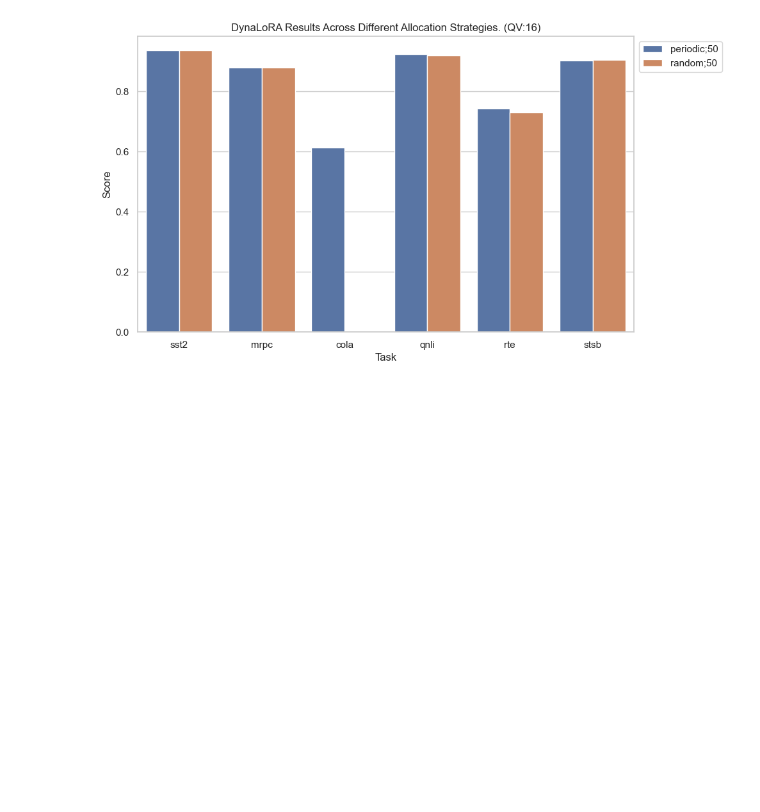
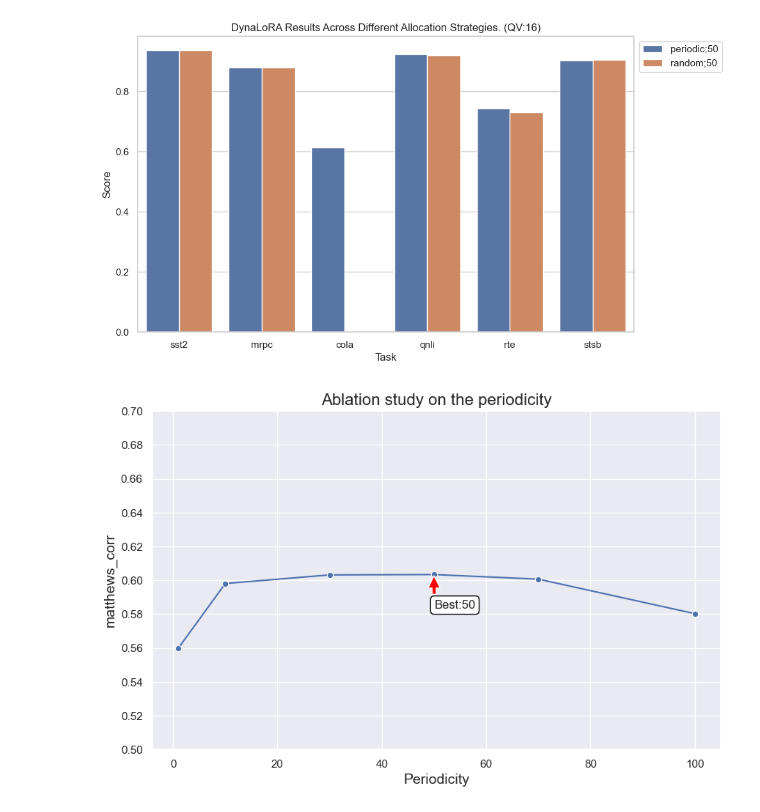
Before and after one commit to JesseBrouw/FoMo-LoRA, a Jupyter notebook: notebooks/tables.ipynb, the cells around one changed output. Cells and saved outputs as stored; diff of their text form; code cells hidden in the pictures; blank space fills up the shorter version.

Commit message:
added ablation on periodicity

```diff
--- a/notebooks/tables.ipynb
+++ b/notebooks/tables.ipynb
@@ -218,3 +218,63 @@ create_barplot(
     )
 # %% [output]
 [figure]
+# %%
+# Periodicity ablation DynaLoRA
+#  task=cola
+# seed=42
+# batch_size=32
+# epochs=80
+# learning_rate=4e-04
+# warmup_ratio=0.06
+# scaled_multinomial;12
+
+periodicity_results = {
+    100 : 0.5803,
+    70 : 0.6007,
+    50 : 0.6034,
+    30 : 0.6032,
+    10 : 0.5981,
+    1 : 0.5599
+}
+
+def plot_ablation(hyperparam_values:list, scores:list, x_label:str, y_label:str, title:str, range_score:tuple):
+    data = {
+        'hparam' : hyperparam_values,
+        'score' : scores
+    }
+    df = pd.DataFrame(data)
+
+    max_value = df['score'].max()
+    max_index = df['score'].idxmax()
+    max_hyperparameter = df['hparam'][max_index]
+
+    sns.set(style='darkgrid')
+    plt.figure(figsize=(10, 6))
+    plot = sns.lineplot(data=df, x='hparam', y='score', marker='o')
+    plot.set_title(title, fontsize=16)
+    plot.set_xlabel(x_label, fontsize=14)
+    plot.set_ylabel(y_label, fontsize=14)
+    # plot.set_xticks(df['Periodicity'])
+    plot.set_yticks(np.linspace(range_score[0], range_score[1], 11))
+    plot.grid(True)
+
+    plot.annotate(f'Best:{max_hyperparameter}',
+                xy=(max_hyperparameter, max_value),
+                xytext=(max_hyperparameter + 0.05, max_value - 0.02),
+                arrowprops=dict(facecolor='red', shrink=0.05),
+                fontsize=12,
+                bbox=dict(boxstyle="round,pad=0.3", edgecolor="black", facecolor="white"))
+
+    # Show the plot
+    plt.show()
+
+plot_ablation(
+    periodicity_results.keys(),
+    periodicity_results.values(),
+    'Periodicity',
+    'matthews_corr',
+    'Ablation study on the periodicity',
+    range_score=(0.5, 0.7)
+)
+# %% [output]
+[figure, added]
```
